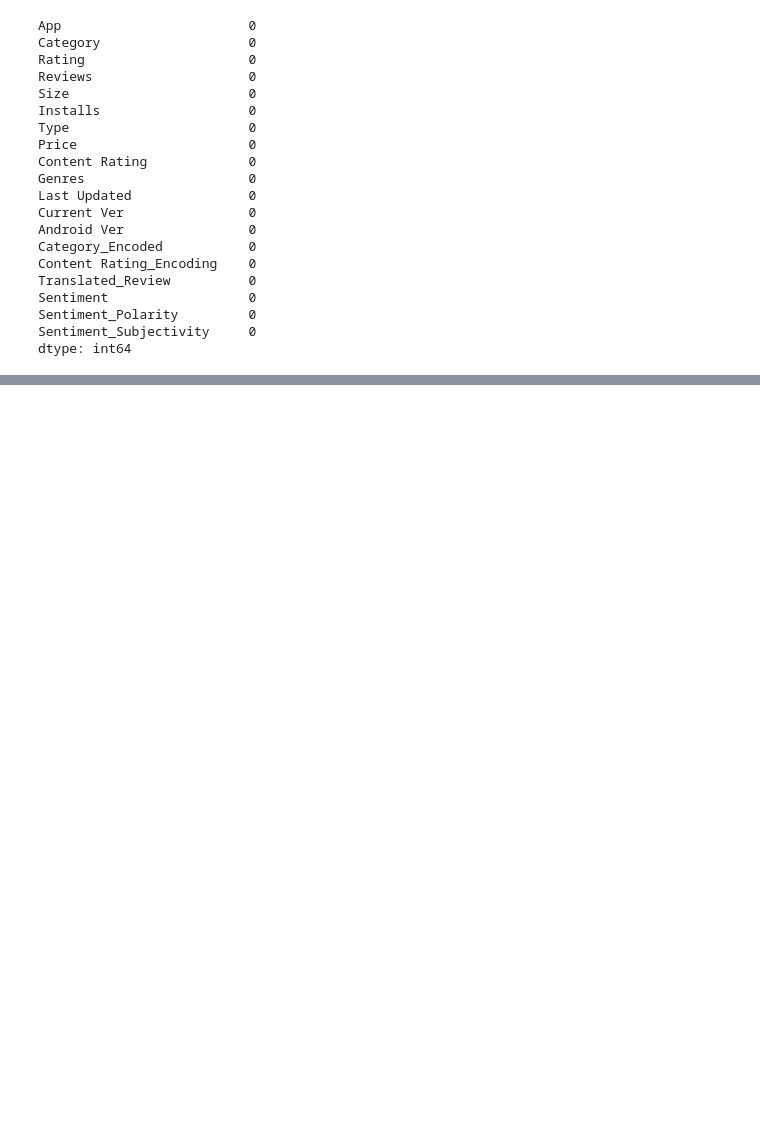
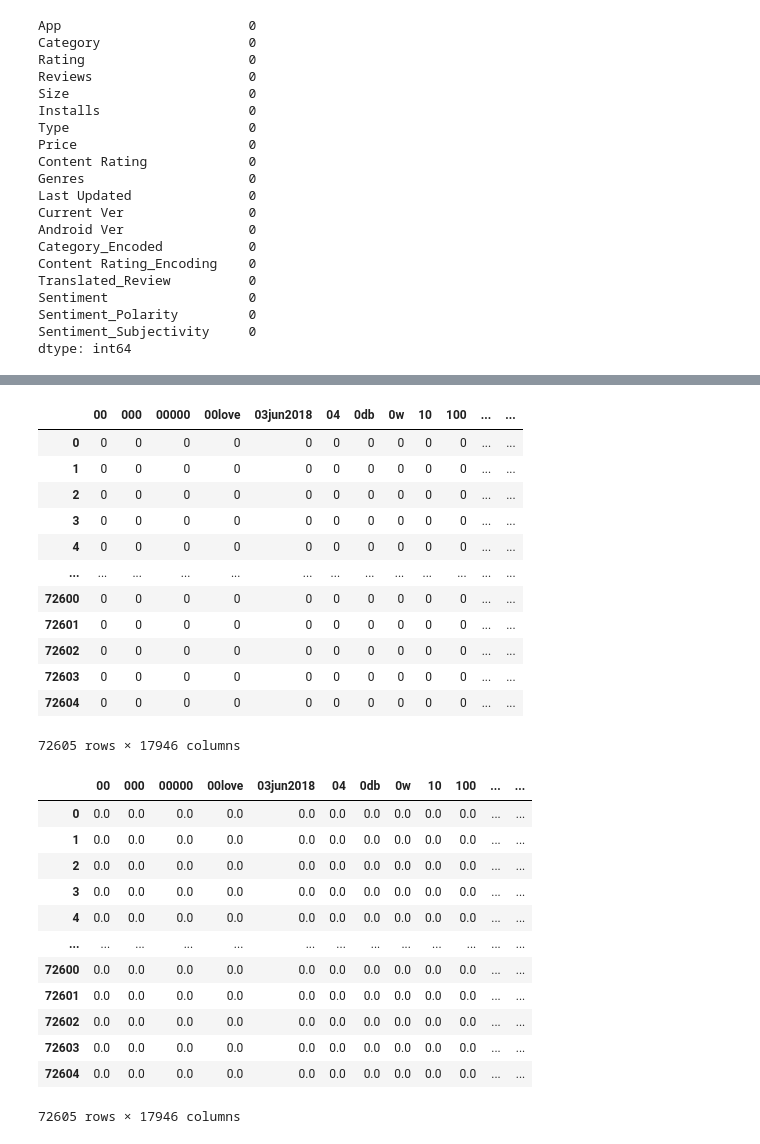
Before and after one commit to hixmatiar/google_play_store_analysis, a Jupyter notebook: main.ipynb, the cells around one changed output, grey strips where cells are left out. Drawn from its saved outputs; the diff is of its cells as text; code cells hidden in the pictures; blank space fills up the shorter version.

```diff
--- a/main.ipynb
+++ b/main.ipynb
@@ -352,0 +387,10 @@ dtype: int64
+# %%
+data['Translated_Review'] = data['Translated_Review'].astype(str).str.lower()
+stop_words = set(stopwords.words('english'))
+
+def tokenize_and_filter(text):
+    tokens = word_tokenize(text)
+    return [word for word in tokens if word.isalnum() and word not in stop_words]
+
+data['Tokens'] = data['Translated_Review'].apply(tokenize_and_filter)
+data[['Translated_Review', 'Tokens']]
@@ -352,0 +420,8 @@ dtype: int64
+# %%
+lemmatizer = WordNetLemmatizer()
+
+def lemmatize(token):
+    return [lemmatizer.lemmatize(word) for word in token]
+
+data['Lemmatization'] = data['Tokens'].apply(lemmatize)
+data[['Translated_Review', 'Tokens', 'Lemmatization']]
@@ -352,0 +442,40 @@ dtype: int64
+# %%
+from sklearn.feature_extraction.text import TfidfVectorizer, CountVectorizer
+
+data['Clean Text'] = data['Lemmatization'].apply(lambda x: ' '.join(x))
+bow_vector = CountVectorizer()
+bow_vector_matrix = bow_vector.fit_transform(data['Clean Text'])
+bow_df = pd.DataFrame(bow_vector_matrix.toarray(), columns=bow_vector.get_feature_names_out())
+display(bow_df)
+
+tf_idf = TfidfVectorizer()
+tf_idf_matrix = tf_idf.fit_transform(data['Clean Text'])
+tf_df = pd.DataFrame(tf_idf_matrix.toarray(), columns=tf_idf.get_feature_names_out())
+display(tf_df)
+# %% [output]
+|  | 00 | 000 | 00000 | 00love | 03jun2018 | 04 | 0db | 0w | 10 | 100 | ... | ... |
+| 0 | 0 | 0 | 0 | 0 | 0 | 0 | 0 | 0 | 0 | 0 | ... | ... |
+| 1 | 0 | 0 | 0 | 0 | 0 | 0 | 0 | 0 | 0 | 0 | ... | ... |
+| 2 | 0 | 0 | 0 | 0 | 0 | 0 | 0 | 0 | 0 | 0 | ... | ... |
+| 3 | 0 | 0 | 0 | 0 | 0 | 0 | 0 | 0 | 0 | 0 | ... | ... |
+| 4 | 0 | 0 | 0 | 0 | 0 | 0 | 0 | 0 | 0 | 0 | ... | ... |
+| ... | ... | ... | ... | ... | ... | ... | ... | ... | ... | ... | ... | ... |
+| 72600 | 0 | 0 | 0 | 0 | 0 | 0 | 0 | 0 | 0 | 0 | ... | ... |
+| 72601 | 0 | 0 | 0 | 0 | 0 | 0 | 0 | 0 | 0 | 0 | ... | ... |
+| 72602 | 0 | 0 | 0 | 0 | 0 | 0 | 0 | 0 | 0 | 0 | ... | ... |
+| 72603 | 0 | 0 | 0 | 0 | 0 | 0 | 0 | 0 | 0 | 0 | ... | ... |
+| 72604 | 0 | 0 | 0 | 0 | 0 | 0 | 0 | 0 | 0 | 0 | ... | ... |
+72605 rows × 17946 columns
+|  | 00 | 000 | 00000 | 00love | 03jun2018 | 04 | 0db | 0w | 10 | 100 | ... | ... |
+| 0 | 0.0 | 0.0 | 0.0 | 0.0 | 0.0 | 0.0 | 0.0 | 0.0 | 0.0 | 0.0 | ... | ... |
+| 1 | 0.0 | 0.0 | 0.0 | 0.0 | 0.0 | 0.0 | 0.0 | 0.0 | 0.0 | 0.0 | ... | ... |
+| 2 | 0.0 | 0.0 | 0.0 | 0.0 | 0.0 | 0.0 | 0.0 | 0.0 | 0.0 | 0.0 | ... | ... |
+| 3 | 0.0 | 0.0 | 0.0 | 0.0 | 0.0 | 0.0 | 0.0 | 0.0 | 0.0 | 0.0 | ... | ... |
+| 4 | 0.0 | 0.0 | 0.0 | 0.0 | 0.0 | 0.0 | 0.0 | 0.0 | 0.0 | 0.0 | ... | ... |
+| ... | ... | ... | ... | ... | ... | ... | ... | ... | ... | ... | ... | ... |
+| 72600 | 0.0 | 0.0 | 0.0 | 0.0 | 0.0 | 0.0 | 0.0 | 0.0 | 0.0 | 0.0 | ... | ... |
+| 72601 | 0.0 | 0.0 | 0.0 | 0.0 | 0.0 | 0.0 | 0.0 | 0.0 | 0.0 | 0.0 | ... | ... |
+| 72602 | 0.0 | 0.0 | 0.0 | 0.0 | 0.0 | 0.0 | 0.0 | 0.0 | 0.0 | 0.0 | ... | ... |
+| 72603 | 0.0 | 0.0 | 0.0 | 0.0 | 0.0 | 0.0 | 0.0 | 0.0 | 0.0 | 0.0 | ... | ... |
+| 72604 | 0.0 | 0.0 | 0.0 | 0.0 | 0.0 | 0.0 | 0.0 | 0.0 | 0.0 | 0.0 | ... | ... |
+72605 rows × 17946 columns
```
Also changed, not shown: parts of 9 cells of this notebook.
